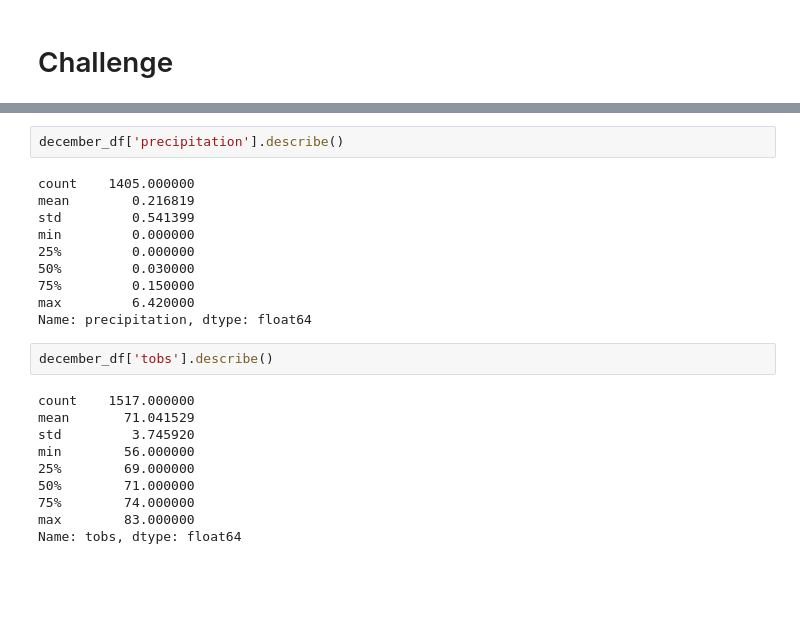
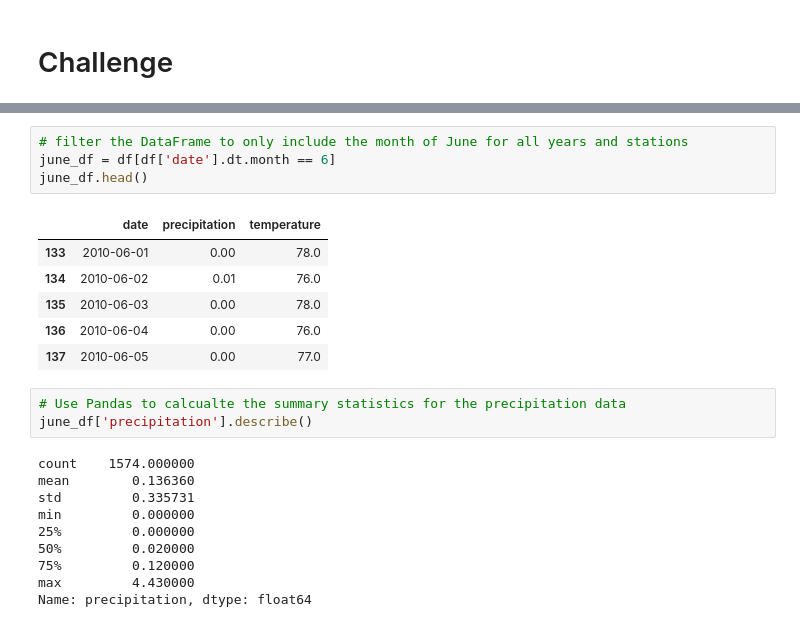
Before and after one commit to shayna-UT/surfs_up, a Jupyter notebook: climate_analysis.ipynb, the cells around one changed output, grey strips where cells are left out. Drawn from its saved outputs; the diff is of its cells as text; blank space fills up the shorter version.

```diff
--- a/climate_analysis.ipynb
+++ b/climate_analysis.ipynb
@@ -236,24 +178,24 @@ december_df
-# %%
-december_df['precipitation'].describe()
-# %% [output]
-count    1405.000000
-mean        0.216819
-std         0.541399
-min         0.000000
-25%         0.000000
-50%         0.030000
-75%         0.150000
-max         6.420000
-Name: precipitation, dtype: float64
-# %%
-december_df['tobs'].describe()
-# %% [output]
-count    1517.000000
-mean       71.041529
-std         3.745920
-min        56.000000
-25%        69.000000
-50%        71.000000
-75%        74.000000
-max        83.000000
-Name: tobs, dtype: float64
+# %%
+# filter the DataFrame to only include the month of June for all years and stations
+june_df = df[df['date'].dt.month == 6]
+june_df.head()
+# %% [output]
+|  | date | precipitation | temperature |
+| 133 | 2010-06-01 | 0.00 | 78.0 |
+| 134 | 2010-06-02 | 0.01 | 76.0 |
+| 135 | 2010-06-03 | 0.00 | 78.0 |
+| 136 | 2010-06-04 | 0.00 | 76.0 |
+| 137 | 2010-06-05 | 0.00 | 77.0 |
+# %%
+# Use Pandas to calcualte the summary statistics for the precipitation data
+june_df['precipitation'].describe()
+# %% [output]
+count    1574.000000
+mean        0.136360
+std         0.335731
+min         0.000000
+25%         0.000000
+50%         0.020000
+75%         0.120000
+max         4.430000
+Name: precipitation, dtype: float64
```
Also changed, not shown: parts of 19 cells of this notebook.
